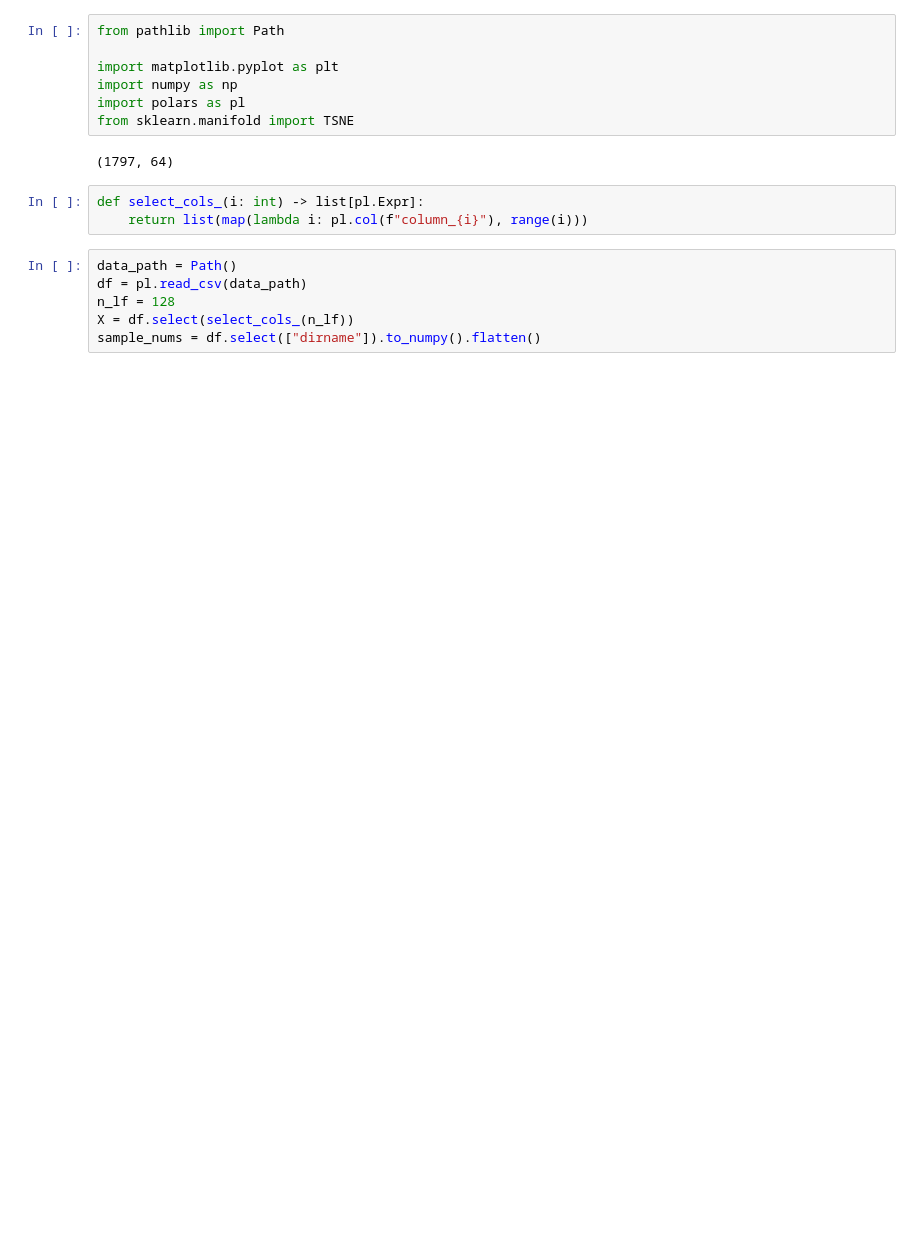
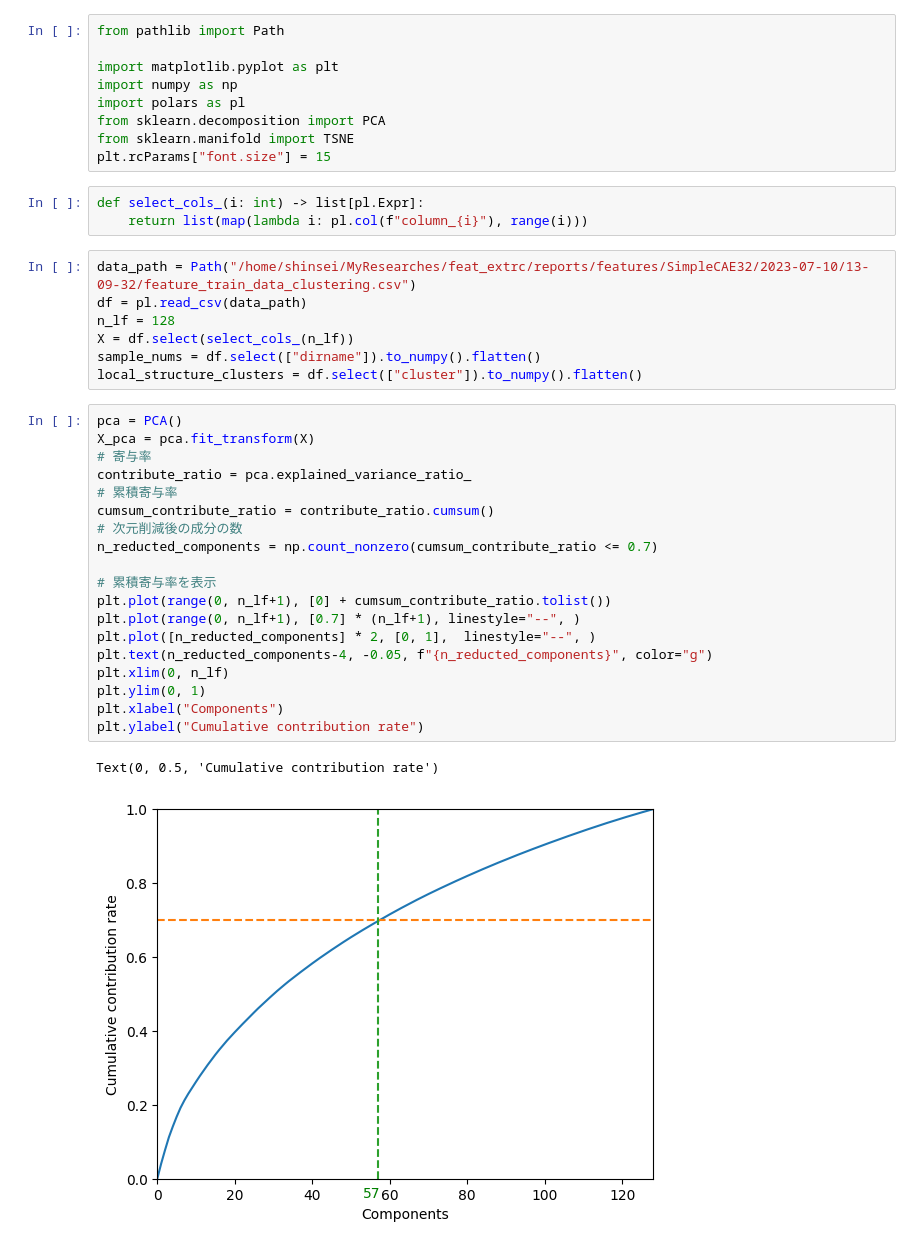
Before and after one commit to RyuichiShinseiB/Feature_extraction, a Jupyter notebook: notebooks/tsne.ipynb, the cells around one changed output. Drawn from its saved outputs; the diff is of its cells as text; blank space fills up the shorter version.

```diff
--- a/notebooks/tsne.ipynb
+++ b/notebooks/tsne.ipynb
@@ -4,15 +4,38 @@ from pathlib import Path
 import matplotlib.pyplot as plt
 import numpy as np
 import polars as pl
+from sklearn.decomposition import PCA
 from sklearn.manifold import TSNE
+plt.rcParams["font.size"] = 15
-# %% [output]
-(1797, 64)
 # %%
 def select_cols_(i: int) -> list[pl.Expr]:
     return list(map(lambda i: pl.col(f"column_{i}"), range(i)))
 # %%
-data_path = Path()
+data_path = Path("/home/shinsei/MyResearches/feat_extrc/reports/features/SimpleCAE32/2023-07-10/13-09-32/feature_train_data_clustering.csv")
 df = pl.read_csv(data_path)
 n_lf = 128
 X = df.select(select_cols_(n_lf))
 sample_nums = df.select(["dirname"]).to_numpy().flatten()
+local_structure_clusters = df.select(["cluster"]).to_numpy().flatten()
+# %%
+pca = PCA()
+X_pca = pca.fit_transform(X)
+# 寄与率
+contribute_ratio = pca.explained_variance_ratio_
+# 累積寄与率
+cumsum_contribute_ratio = contribute_ratio.cumsum()
+# 次元削減後の成分の数
+n_reducted_components = np.count_nonzero(cumsum_contribute_ratio <= 0.7)
+
+# 累積寄与率を表示
+plt.plot(range(0, n_lf+1), [0] + cumsum_contribute_ratio.tolist())
+plt.plot(range(0, n_lf+1), [0.7] * (n_lf+1), linestyle="--", )
+plt.plot([n_reducted_components] * 2, [0, 1],  linestyle="--", )
+plt.text(n_reducted_components-4, -0.05, f"{n_reducted_components}", color="g")
+plt.xlim(0, n_lf)
+plt.ylim(0, 1)
+plt.xlabel("Components")
+plt.ylabel("Cumulative contribution rate")
+# %% [output]
+Text(0, 0.5, 'Cumulative contribution rate')
+[figure, added]
```
Also changed, not shown: parts of 6 cells of this notebook, 1 other file.
